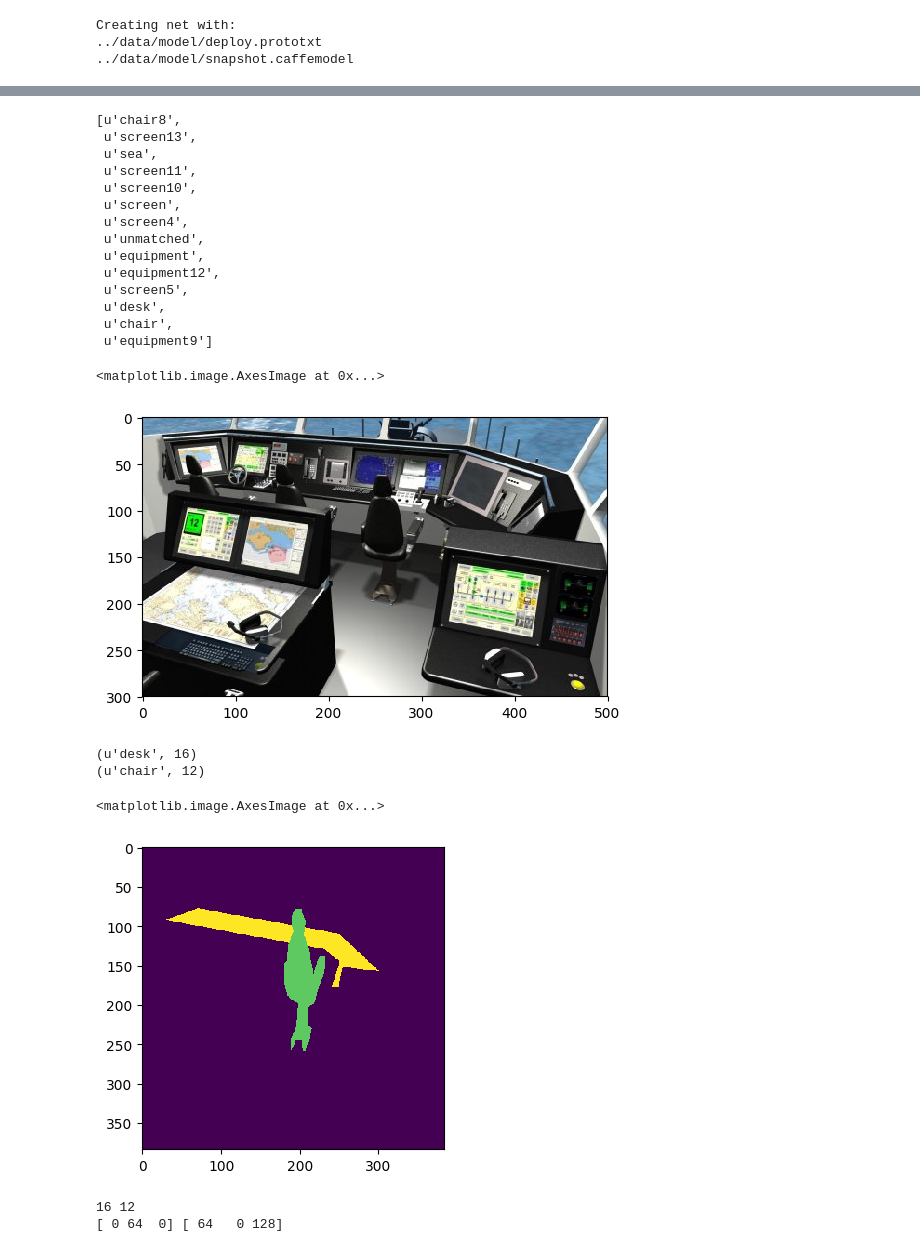
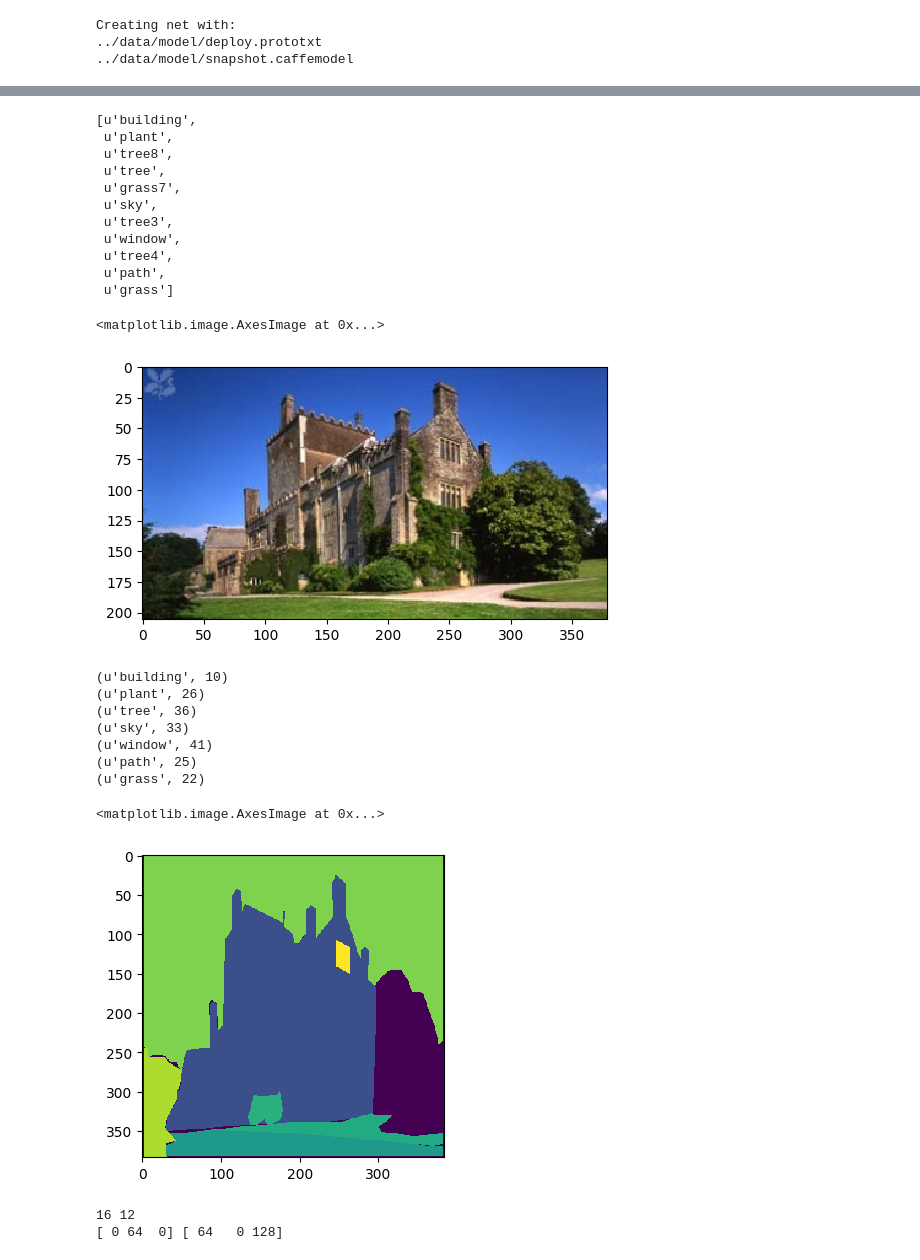
Before and after one commit to danilons/imret, a Jupyter notebook: notebooks/CompleteExample.ipynb, the cells around one changed output, grey strips where cells are left out. Drawn from its saved outputs; the diff is of its cells as text; code cells hidden in the pictures.

```diff
--- a/notebooks/CompleteExample.ipynb
+++ b/notebooks/CompleteExample.ipynb
@@ -52,22 +49,19 @@ from imret.dataset import Dataset
 # %%
 dset = Dataset('../data/datasets/', 'test', '../data/images/')
 # %%
-dset.ground_truth('w_wheelhouse_wheelhouse_000016.jpg').keys()
+dset.ground_truth('a_abbey_abbey_000001.jpg').keys()
 # %% [output]
-[u'chair8',
- u'screen13',
- u'sea',
- u'screen11',
- u'screen10',
- u'screen',
- u'screen4',
- u'unmatched',
- u'equipment',
- u'equipment12',
- u'screen5',
- u'desk',
- u'chair',
- u'equipment9']
+[u'building',
+ u'plant',
+ u'tree8',
+ u'tree',
+ u'grass7',
+ u'sky',
+ u'tree3',
+ u'window',
+ u'tree4',
+ u'path',
+ u'grass']
 # %%
 size = (384, 384)
 def create_label(scale, ground_truth, rgb=True):
@@ -87,11 +81,11 @@ def create_label(scale, ground_truth, rgb=True):
         cv2.drawContours(label, [cnt.astype(np.int32)], -1, color, -1)
     return label
 # %%
-image = dset.get_im_array('w_wheelhouse_wheelhouse_000016.jpg', True)
+image = dset.get_im_array('a_abbey_abbey_000001.jpg', True)
 plt.imshow(image)
 # %% [output]
 <matplotlib.image.AxesImage at 0x...>
-[figure, old version]
+[figure, new version]
 # %%
 w, h = size
 w1, h1 = image.shape[:2]
@@ -99,13 +93,18 @@ fy = w / float(w1)
 fx = h / float(h1)
 scale = np.array([fx, fy])
 # %%
-label = create_label(scale, dset.ground_truth('w_wheelhouse_wheelhouse_000016.jpg'), rgb=False)
+label = create_label(scale, dset.ground_truth('a_abbey_abbey_000001.jpg'), rgb=False)
 plt.imshow(label)
 # %% [output]
-(u'desk', 16)
-(u'chair', 12)
+(u'building', 10)
+(u'plant', 26)
+(u'tree', 36)
+(u'sky', 33)
+(u'window', 41)
+(u'path', 25)
+(u'grass', 22)
 <matplotlib.image.AxesImage at 0x...>
-[figure, old version]
+[figure, new version]
 # %%
 print net.color_palette.class_id('desk'), net.color_palette.class_id('chair')
 print net.color_palette.color_from_id(16), net.color_palette.color_from_id(12)
```
Also changed, not shown: parts of 21 cells of this notebook, 33 other files.
